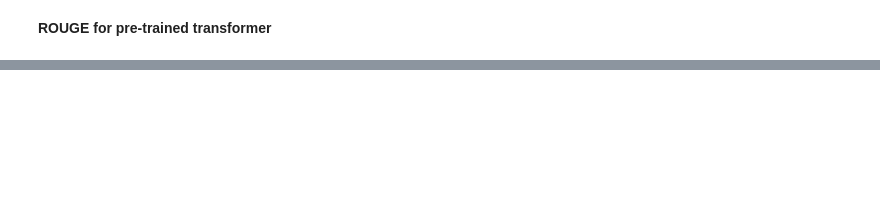
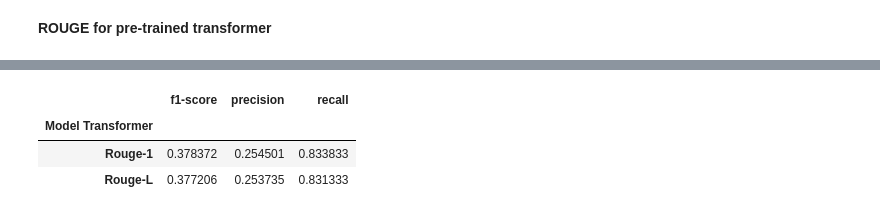
Before and after one commit to DMaron/CSCE-5290---Text-Summarization, a Jupyter notebook: CSCE_5290_NLP_Final_Project_Text_Summarization.ipynb, the cells around one changed output, grey strips where cells are left out. Cells and saved outputs as stored; diff of their text form; code cells hidden in the pictures; blank space fills up the shorter version.

```diff
--- a/CSCE_5290_NLP_Final_Project_Text_Summarization.ipynb
+++ b/CSCE_5290_NLP_Final_Project_Text_Summarization.ipynb
@@ -869,7 +869,7 @@ original = []
 predicted = []
 summarizer = pipeline('summarization')
 for i in range(500):
-  review = df_for_pretrained['Text'][i]
+  review = df['text'][i]
   summary = summarizer(review, min_length=min_summary_len, max_length=max_summary_len) # call the summarizer on each review
   original.append(review)
   predicted.append(summary)
@@ -967,0 +961,18 @@ print(fscore_R1, fscore_RL)
+# %%
+rouge = Rouge()
+df_results_pretrained_transformer_predicted = [df_results_pretrained_transformer['Predicted'][i][0]['summary_text'] for i in range(df_results_pretrained_transformer['Predicted'].shape[0])]
+scores = rouge.get_scores(df_results_pretrained_transformer['Original'].tolist(), df_results_pretrained_transformer_predicted,avg=True)
+transformer_df = pd.DataFrame(
+    {
+        'Model Transformer' : ["Rouge-1", "Rouge-L"],
+        'f1-score' : [scores['rouge-1']['f'],scores['rouge-l']['f']],
+        'precision' : [scores['rouge-1']['p'],scores['rouge-l']['p']],
+        'recall' : [scores['rouge-1']['r'],scores['rouge-l']['r']]
+    }
+)
+transformer_df.set_index('Model Transformer')
+# %% [output]
+|  | f1-score | precision | recall |
+| Model Transformer |  |  |  |
+| Rouge-1 | 0.378372 | 0.254501 | 0.833833 |
+| Rouge-L | 0.377206 | 0.253735 | 0.831333 |
```
Also changed, not shown: parts of 9 cells of this notebook.
